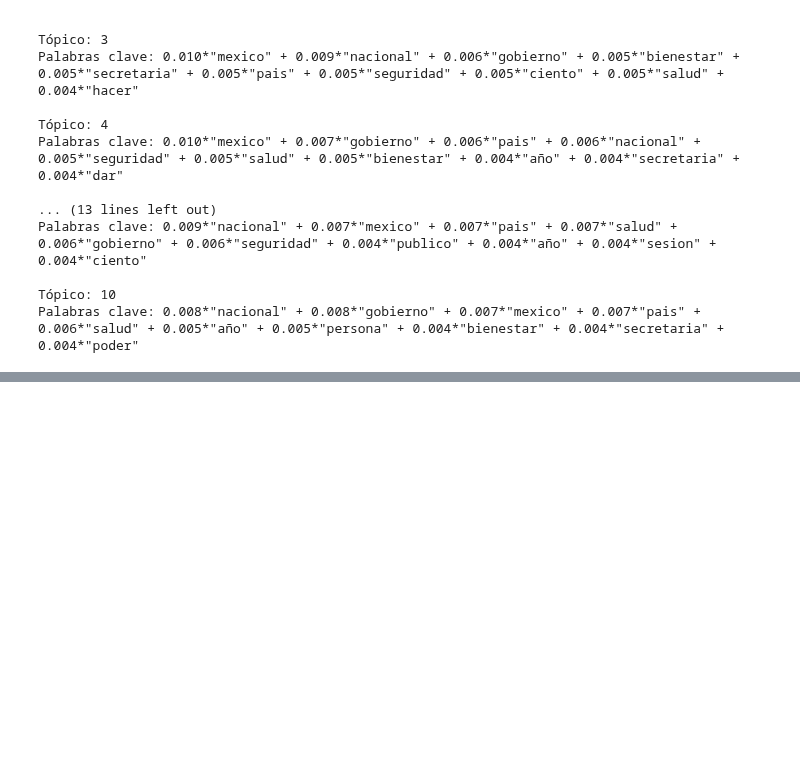
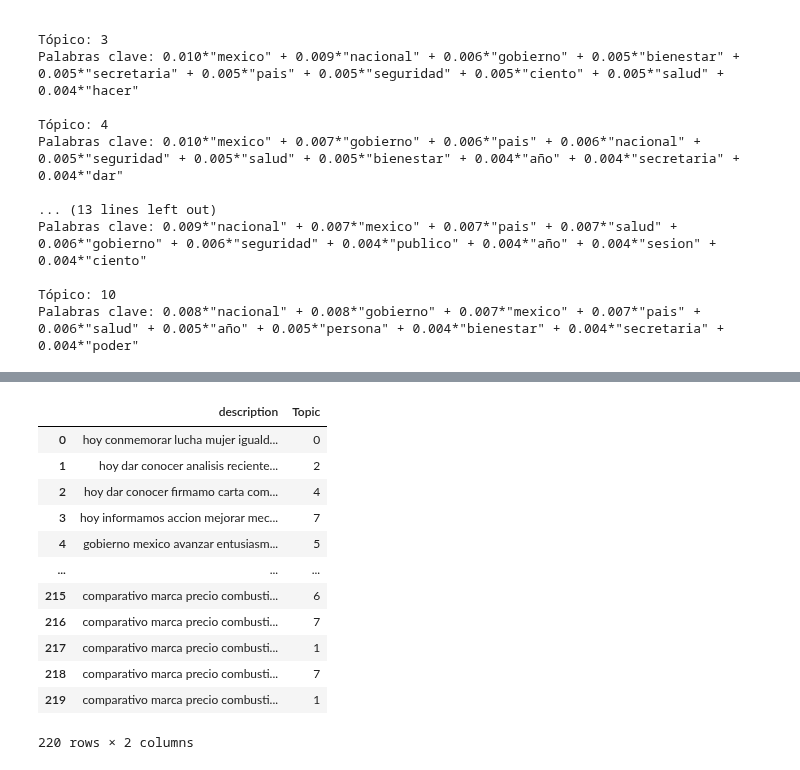
Before and after one commit to HectorAgValenzuela/TopicPrediction, a Jupyter notebook: TopicPredicton.ipynb, the cells around one changed output, grey strips where cells are left out. Drawn from its saved outputs; the diff is of its cells as text; code cells hidden in the pictures; blank space fills up the shorter version.

```diff
--- a/TopicPredicton.ipynb
+++ b/TopicPredicton.ipynb
@@ -464,0 +469,17 @@ Palabras clave: 0.008*"nacional" + 0.008*"gobierno" + 0.007*"mexico" + 0.007*"pa
+# %%
+from sklearn.decomposition import LatentDirichletAllocation
+import random
+LDA = LatentDirichletAllocation(n_components=10,random_state=42)
+LDA.fit(vectFitScaled)
+
+len(vect.get_feature_names_out())
+
+for i in range(10):
+    random_word_id = random.randint(0,31463)
+    print(vect.get_feature_names_out()[random_word_id])
+
+single_topic = LDA.components_[0]
+for index,topic in enumerate(LDA.components_):
+    print(f'THE TOP 15 WORDS FOR TOPIC #{index}')
+    print([vect.get_feature_names_out()[i] for i in topic.argsort()[-15:]])
+    print('\n')
@@ -464,0 +504,19 @@ Palabras clave: 0.008*"nacional" + 0.008*"gobierno" + 0.007*"mexico" + 0.007*"pa
+# %%
+topic_results = LDA.transform(vectFitStandardized)
+textoPrueba['Topic'] = topic_results.argmax(axis=1)
+
+display(textoPrueba)
+# %% [output]
+|  | description | Topic |
+| 0 | hoy conmemorar lucha mujer iguald... | 0 |
+| 1 | hoy dar conocer analisis reciente... | 2 |
+| 2 | hoy dar conocer firmamo carta com... | 4 |
+| 3 | hoy informamos accion mejorar mec... | 7 |
+| 4 | gobierno mexico avanzar entusiasm... | 5 |
+| ... | ... | ... |
+| 215 | comparativo marca precio combusti... | 6 |
+| 216 | comparativo marca precio combusti... | 7 |
+| 217 | comparativo marca precio combusti... | 1 |
+| 218 | comparativo marca precio combusti... | 7 |
+| 219 | comparativo marca precio combusti... | 1 |
+220 rows × 2 columns
```
Also changed, not shown: parts of 3 cells of this notebook.
